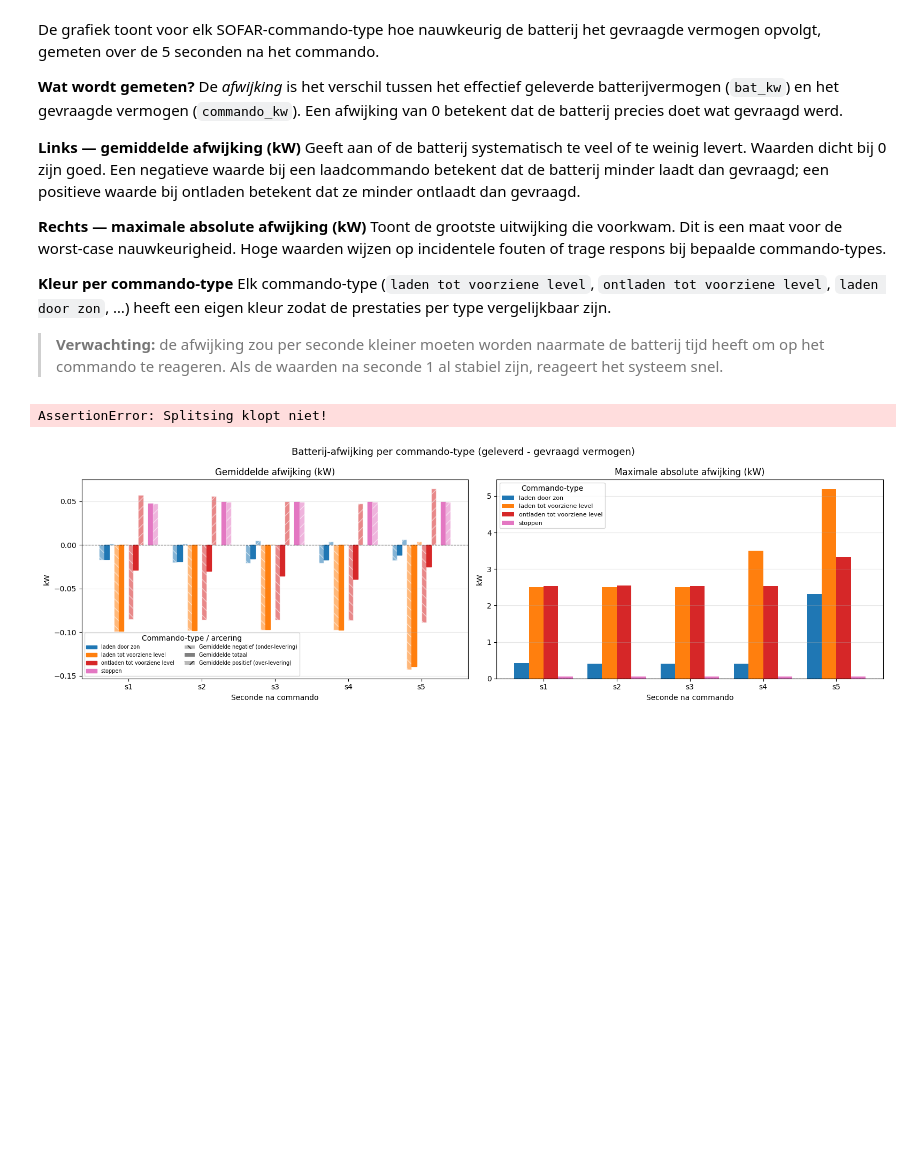
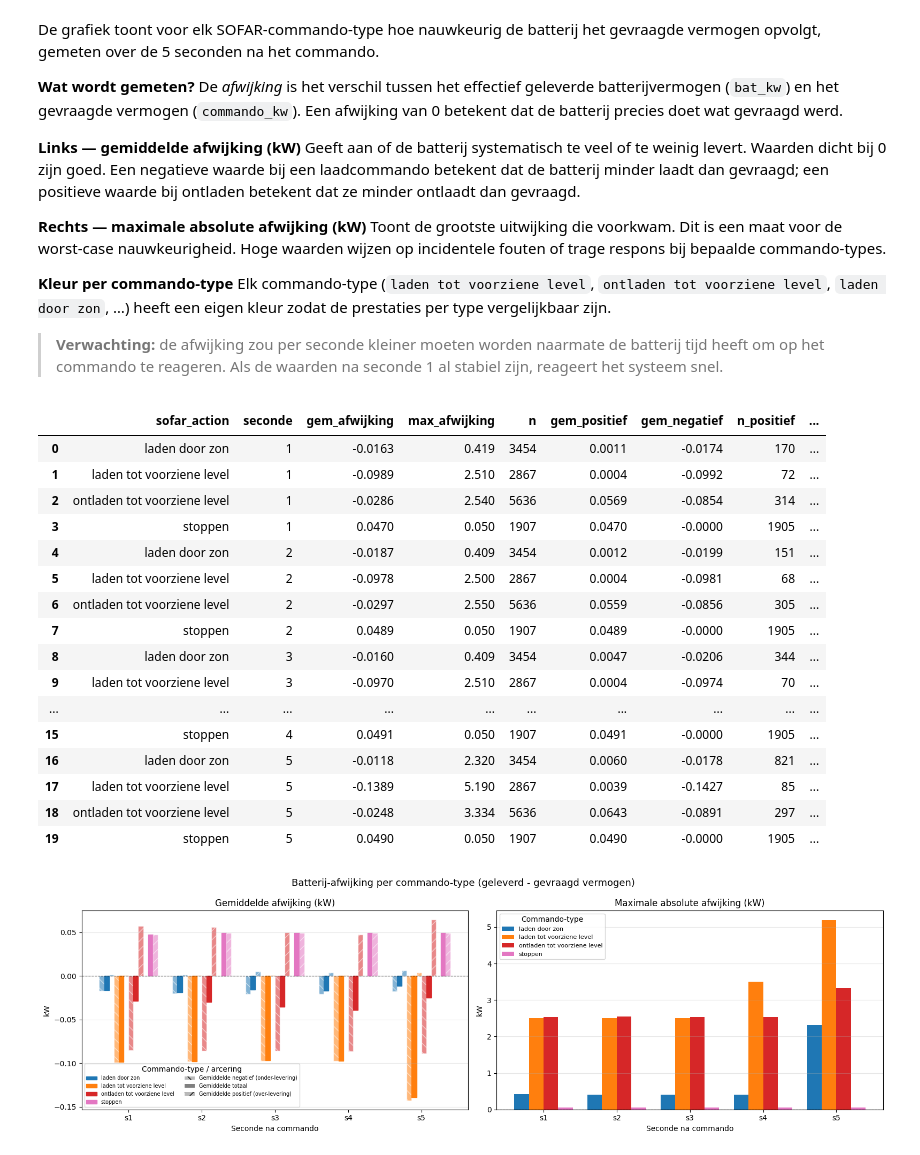
Before and after one commit to kurt253/EindwerkV01, a Jupyter notebook: notebooks/data_voorbereiding.ipynb, the cells around one changed output. Saved outputs shown, nothing was run; the diff lists cells and outputs as text; code cells hidden in the pictures; blank space fills up the shorter version.

```diff
--- a/notebooks/data_voorbereiding.ipynb
+++ b/notebooks/data_voorbereiding.ipynb
@@ -452,35 +669,53 @@ df_afw = owndev.afwijking_per_commando()
 # momenten waarop de batterij te veel leverde en welk deel van momenten
 # waarop ze te weinig leverde.
 extra = []
 for n in range(1, 6):
     kol  = f"afwijking_kw_s{n}"
     data = df_respons[["sofar_action", kol]].dropna()
     for actie, groep in data.groupby("sofar_action"):
         vals  = groep[kol].values
         n_tot = len(vals)                    # totaal aantal metingen voor deze groep
         som_pos = vals[vals > 0].sum()       # som van alle positieve afwijkingen
         som_neg = vals[vals < 0].sum()       # som van alle negatieve afwijkingen
         extra.append({
             "sofar_action": actie,
             "seconde":      n,
             # Gedeeld door n_tot: gewogen bijdrage tov het totaal
             "gem_positief": round(som_pos / n_tot, 4) if n_tot > 0 else 0.0,
             "gem_negatief": round(som_neg / n_tot, 4) if n_tot > 0 else 0.0,
             "n_positief":   int((vals > 0).sum()),
             "n_negatief":   int((vals < 0).sum()),
         })
 
 # Samenvoegen met df_afw zodat alle statistieken in één DataFrame staan
 df_afw = df_afw.merge(pd.DataFrame(extra), on=["sofar_action", "seconde"])
 
 # Controle: gem_positief + gem_negatief moet gelijk zijn aan gem_afwijking
 df_afw["check"] = (df_afw["gem_positief"] + df_afw["gem_negatief"]).round(4)
-assert (df_afw["check"] == df_afw["gem_afwijking"]).all(), "Splitsing klopt niet!"
+# Tolerantie van 2e-4: maximale afrondingsfout bij twee termen van 4 decimalen
+max_afwijking = (df_afw["check"] - df_afw["gem_afwijking"]).abs().max()
+assert max_afwijking < 2e-4, f"Splitsing klopt niet! Max delta: {max_afwijking:.6f}"
 df_afw = df_afw.drop(columns=["check"])
 
 df_afw
 # %% [output]
-AssertionError: Splitsing klopt niet!
+|  | sofar_action | seconde | gem_afwijking | max_afwijking | n | gem_positief | gem_negatief | n_positief | ... |
+| 0 | laden door zon | 1 | -0.0163 | 0.419 | 3454 | 0.0011 | -0.0174 | 170 | ... |
+| 1 | laden tot voorziene level | 1 | -0.0989 | 2.510 | 2867 | 0.0004 | -0.0992 | 72 | ... |
+| 2 | ontladen tot voorziene level | 1 | -0.0286 | 2.540 | 5636 | 0.0569 | -0.0854 | 314 | ... |
+| 3 | stoppen | 1 | 0.0470 | 0.050 | 1907 | 0.0470 | -0.0000 | 1905 | ... |
+| 4 | laden door zon | 2 | -0.0187 | 0.409 | 3454 | 0.0012 | -0.0199 | 151 | ... |
+| 5 | laden tot voorziene level | 2 | -0.0978 | 2.500 | 2867 | 0.0004 | -0.0981 | 68 | ... |
+| 6 | ontladen tot voorziene level | 2 | -0.0297 | 2.550 | 5636 | 0.0559 | -0.0856 | 305 | ... |
+| 7 | stoppen | 2 | 0.0489 | 0.050 | 1907 | 0.0489 | -0.0000 | 1905 | ... |
+| 8 | laden door zon | 3 | -0.0160 | 0.409 | 3454 | 0.0047 | -0.0206 | 344 | ... |
+| 9 | laden tot voorziene level | 3 | -0.0970 | 2.510 | 2867 | 0.0004 | -0.0974 | 70 | ... |
+| ... | ... | ... | ... | ... | ... | ... | ... | ... | ... |
+| 15 | stoppen | 4 | 0.0491 | 0.050 | 1907 | 0.0491 | -0.0000 | 1905 | ... |
+| 16 | laden door zon | 5 | -0.0118 | 2.320 | 3454 | 0.0060 | -0.0178 | 821 | ... |
+| 17 | laden tot voorziene level | 5 | -0.1389 | 5.190 | 2867 | 0.0039 | -0.1427 | 85 | ... |
+| 18 | ontladen tot voorziene level | 5 | -0.0248 | 3.334 | 5636 | 0.0643 | -0.0891 | 297 | ... |
+| 19 | stoppen | 5 | 0.0490 | 0.050 | 1907 | 0.0490 | -0.0000 | 1905 | ... |
 # %%
 import matplotlib.pyplot as plt
 import numpy as np
```
Also changed, not shown: parts of 7 cells of this notebook, 9 other files.
